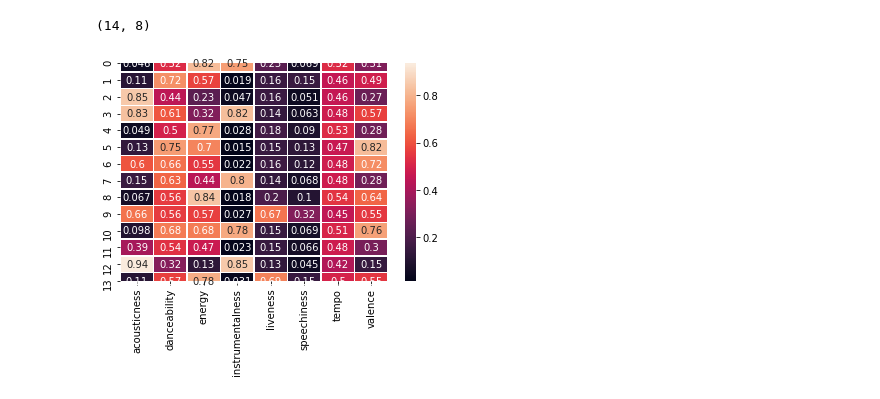
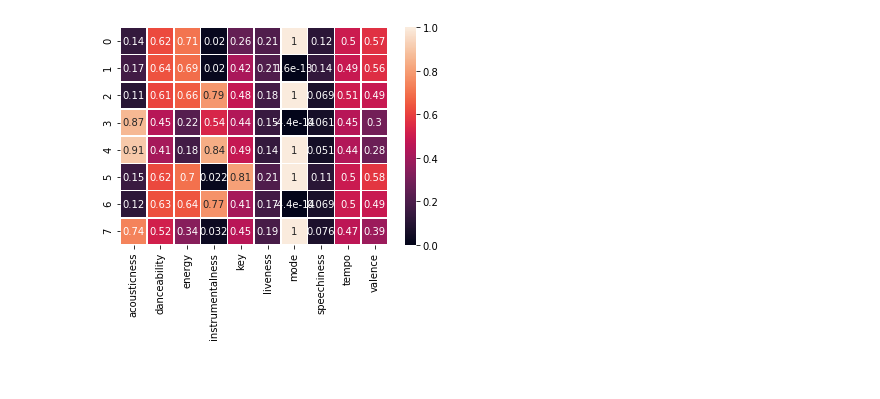
Before and after one commit to bglowniak/Song-Genre-Prediction, a Jupyter notebook: Project Notebook.ipynb, the cells around one changed output. Drawn from its saved outputs; the diff is of its cells as text; code cells hidden in the pictures.

```diff
--- a/Project Notebook.ipynb
+++ b/Project Notebook.ipynb
@@ -43,7 +73,7 @@ should we also include key, time signature, mode? (will need to map to numbers)
 y array - 132096 x 1
 genres (the true labels) mapped to numbers
 # %%
-x = np.empty((data.shape[0], 8))
+x = np.empty((data.shape[0], 10))
 y = np.empty((data.shape[0], 1))
 genre_mapping_dict = {}
 genre_idx = 0
@@ -56,12 +86,18 @@ for i in range(len(data)):
         genre_idx += 1
     y[i] = genre_mapping_dict[genre]
 
+    decoded_key = row[10].decode("utf-8")
+    if decoded_key in key_mappings:
+        key = key_mappings[decoded_key]
+    else:
+        key = 1
+
     values = [row[5], row[6], row[8],
-              row[9], row[11], row[14],
-              row[15], row[17]]
+              row[9], key, row[11], row[13],
+              row[14], row[15], row[17]]
     x[i, :] = values
 
 # normalize tempo column
-max_tempo = np.max(x[:, 6])
-min_tempo = np.min(x[:, 6])
-x[:, 6] = (x[:, 6] - min_tempo) / (max_tempo - min_tempo)
+max_tempo = np.max(x[:, 8])
+min_tempo = np.min(x[:, 8])
+x[:, 8] = (x[:, 8] - min_tempo) / (max_tempo - min_tempo)
@@ -116,10 +155,12 @@ kmeans = KMeans(n_clusters=NUM_CENTERS).fit(x)
 # %%
-print(kmeans.cluster_centers_.shape)
+num_points = x.shape[0]
+mod_x = x[:num_points, :]
+mod_y = y[:num_points]
 
-import seaborn as sns
-xlabels = ["acousticness", "danceability", "energy", "instrumentalness", "liveness", "speechiness", "tempo", "valence"]
-ax = sns.heatmap(kmeans.cluster_centers_, linewidth=0.5, xticklabels=xlabels, annot=True)
+# looks like the optimal number of clusters is ~8-9
+kmeans_optimal = KMeans(n_clusters=8).fit(mod_x)
+xlabels = ["acousticness", "danceability", "energy", "instrumentalness", "key", "liveness", "mode", "speechiness", "tempo", "valence"]
+ax = sns.heatmap(kmeans_optimal.cluster_centers_, linewidth=0.6, xticklabels=xlabels, annot=True)
 plt.show()
 # %% [output]
-(14, 8)
-[figure, old version]
+[figure, new version]
```
Also changed, not shown: parts of 16 cells of this notebook, 1 other file.
